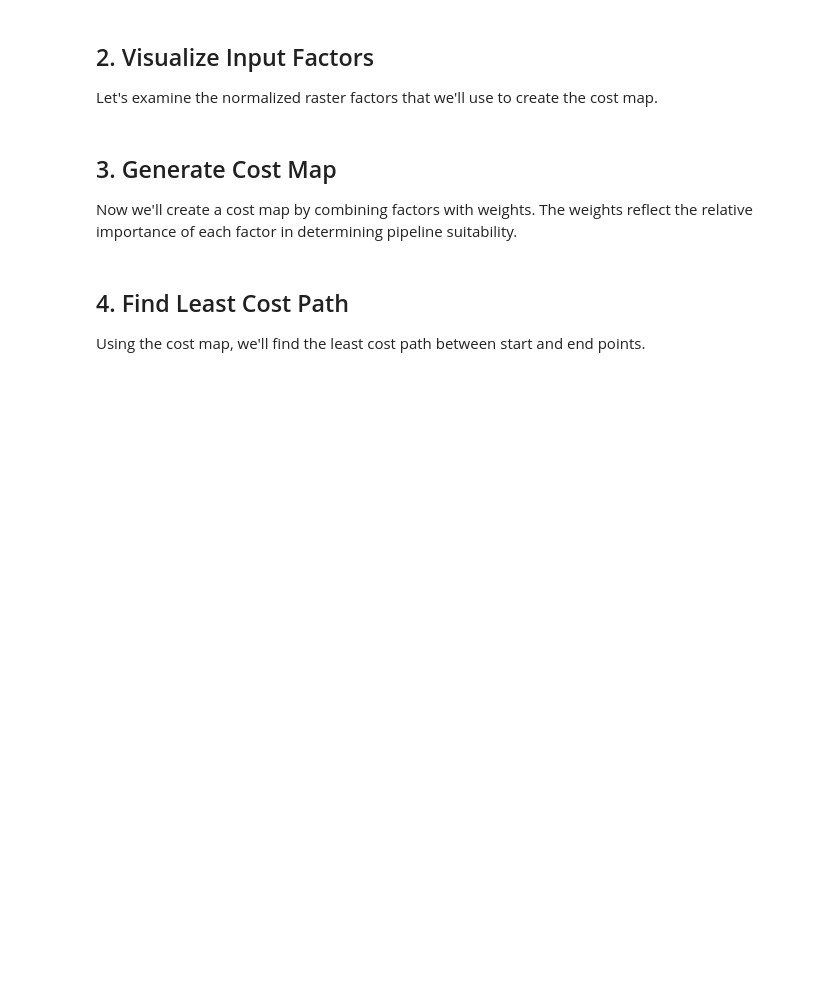
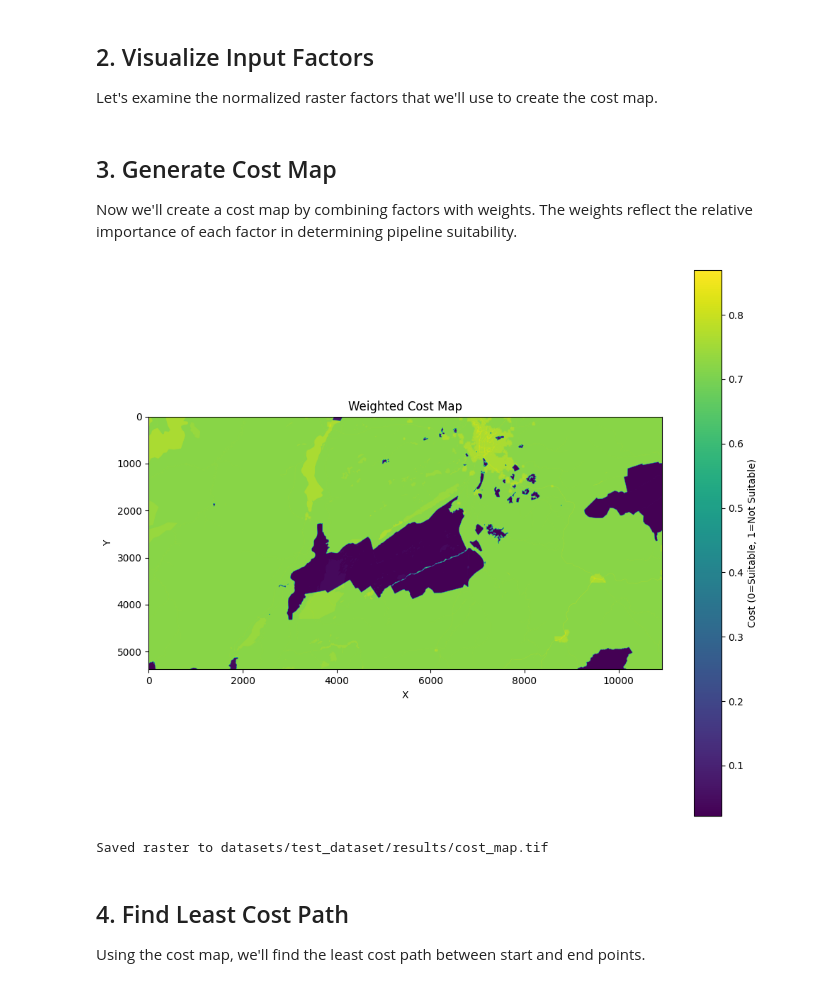
Before and after one commit to bazzile/pipefit, a Jupyter notebook: analysis.ipynb, the cells around one changed output. Cells and saved outputs as stored; diff of their text form; code cells hidden in the pictures; blank space fills up the shorter version.

Commit message:
add datasets

```diff
--- a/analysis.ipynb
+++ b/analysis.ipynb
@@ -30,15 +30,17 @@ from pipefit.path_evaluator import PathEvaluator
 First, we'll load a dataset containing raster factors and reference path.
 # %%
 # Set the path to your dataset folder
-dataset_path = "path/to/your/dataset"
+dataset_path = "datasets/test_dataset"
 
 # Define a factor mapping (optional)
 factor_mapping = {
-    'elev.tif': 'elevation',        # Map filename to standardized name
-    'protected.tif': 'protected_areas',
-    'cities.tif': 'proximity_to_cities',
-    'slope.tif': 'slope',
-    'soil.tif': 'soil_type'
+    # Map filename to standardized name
+    'protectedMask.tif': 'protected_areas',
+    'inverted_urban_zones.tif': 'proximity_to_cities',
+    'slopeSuitability.tif': 'slope',
+    'railwayMask.tif': 'railways',
+    'riversMask.tif': 'rivers',
+    'wetlandMask.tif': 'wetlands'
 }
 
 # Create a data loader and load the data
@@ -48,7 +50,3 @@ data_loader.load_data(factor_mapping=factor_mapping)
 # Load reference path separately
 reference_path_dir = os.path.join(dataset_path, 'reference')
 reference_path = load_reference_path(reference_path_dir)
-
-# Check loaded factors
-print(f"Loaded factors: {list(data_loader.factors.keys())}")
-print(f"Reference path loaded: {reference_path is not None}")
@@ -69,31 +70,35 @@ Now we'll create a cost map by combining factors with weights. The weights refle
 # %%
 # Define weights for each factor
 # These can be different from the factor names in the data files
 weights = {
-    'elevation': 0.3,        # Higher weight for elevation
-    'protected_areas': 0.2,  # Medium weight for protected areas
-    'proximity_to_cities': 0.2,  # Medium weight for city proximity
-    'slope': 0.15,           # Lower weight for slope
-    'soil_type': 0.15        # Lower weight for soil type
+    'protected_areas': 0.8,
+    'proximity_to_cities': 0.05,
+    'slope': 0.05,
+    'railways': 0.05,
+    'rivers': 0.025,
+    'wetlands': 0.025
 }
 
-# Optional: Define a weight-to-factor mapping if your weight keys don't match factor names
+# # Optional: Define a weight-to-factor mapping if your weight keys don't match factor names
 weight_mapping = None  # We're using standardized names, so no mapping needed
 
 # Generate cost map with default weight for any missing factors
 cost_map = cost_generator.generate_cost_map(
     weights=weights,
     default_weight=0.05,  # Any factors without explicit weights get this value
     weight_mapping=weight_mapping
 )
 
 # Visualize cost map
 cost_generator.visualize_cost_map(cost_map, title="Weighted Cost Map")
 
 # Save cost map (optional)
 cost_map_path = os.path.join(dataset_path, 'results', 'cost_map.tif')
 os.makedirs(os.path.dirname(cost_map_path), exist_ok=True)
 data_loader.save_raster(cost_map, cost_map_path)
+# %% [output]
+[figure, added]
+Saved raster to datasets/test_dataset/results/cost_map.tif
 # %% [markdown]
 ## 4. Find Least Cost Path
 
```
Also changed, not shown: parts of 11 cells of this notebook, 13 other files.
